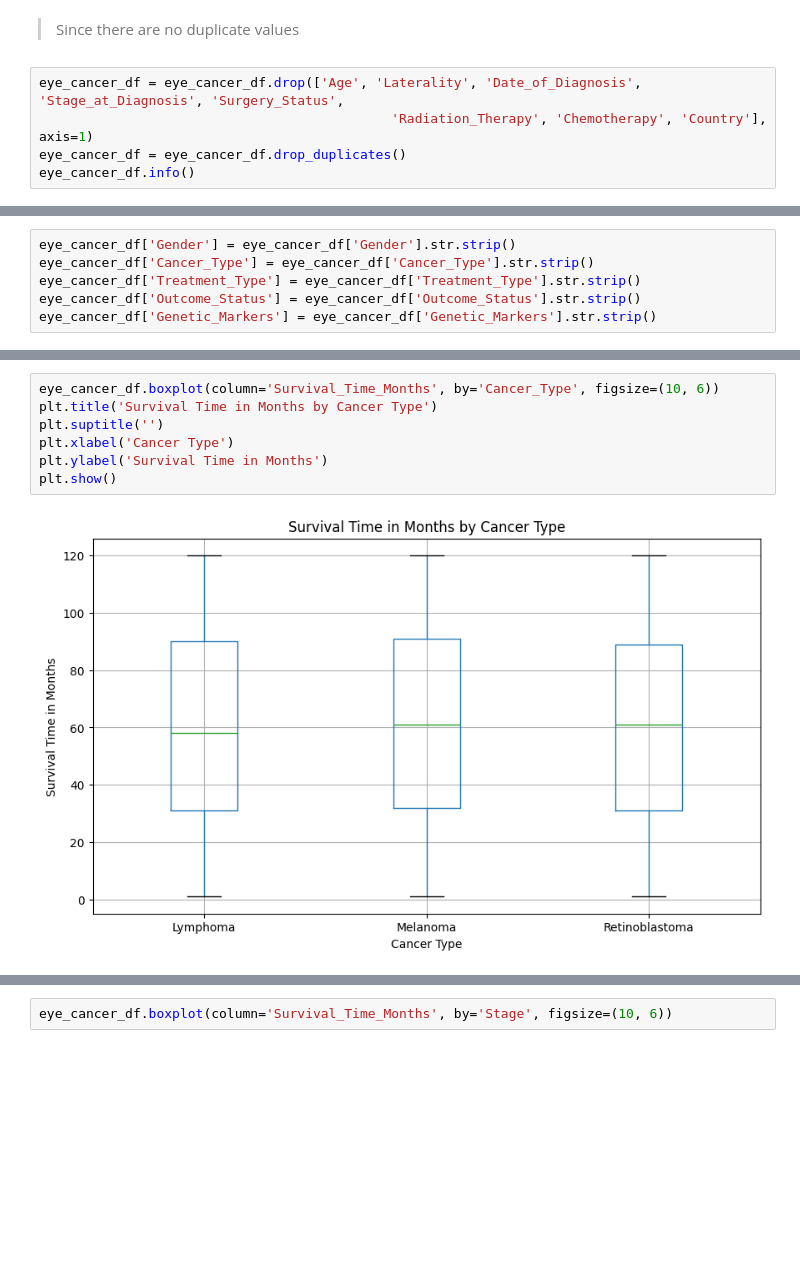
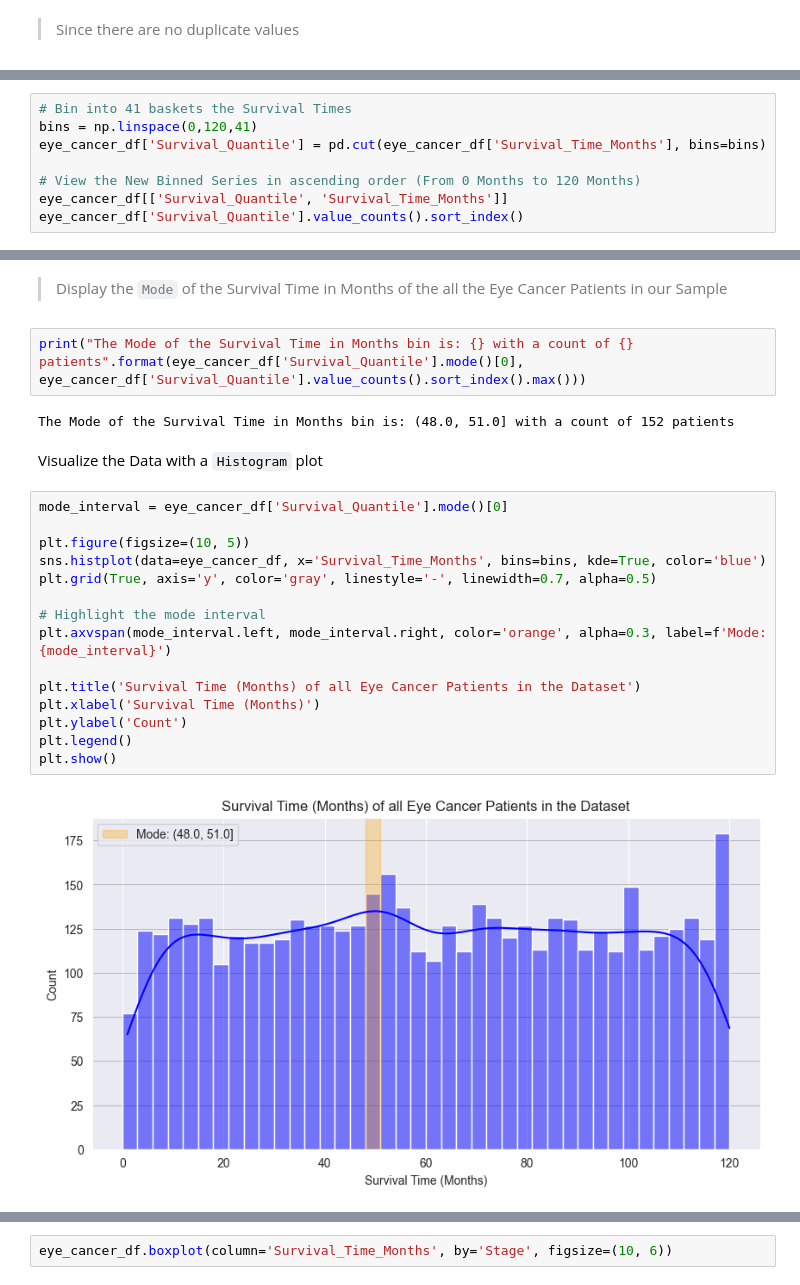
Before and after one commit to Kamote35/CSMODEL-S20-pandas-Salle-, a Jupyter notebook: [CSMODEL]Pandas_Salle_WithExplanations(Visualizations).ipynb, the cells around one changed output, grey strips where cells are left out. Saved outputs shown, nothing was run; the diff lists cells and outputs as text; blank space fills up the shorter version.

Commit message:
Updated EDA1 with Histogram and KDE plot

```diff
--- a/[CSMODEL]Pandas_Salle_WithExplanations(Visualizations).ipynb
+++ b/[CSMODEL]Pandas_Salle_WithExplanations(Visualizations).ipynb
@@ -129,8 +129,3 @@ Unique values in Country: ['UK' 'Japan' 'Canada' 'USA' 'Australia' 'Germany' 'So
  'France' 'India']
 # %% [markdown]
 > Since there are no duplicate values
-# %%
-eye_cancer_df = eye_cancer_df.drop(['Age', 'Laterality', 'Date_of_Diagnosis', 'Stage_at_Diagnosis', 'Surgery_Status',
-                                             'Radiation_Therapy', 'Chemotherapy', 'Country'], axis=1)
-eye_cancer_df = eye_cancer_df.drop_duplicates()
-eye_cancer_df.info()
@@ -153,6 +131,0 @@ memory usage: 278.4+ KB
-# %%
-eye_cancer_df['Gender'] = eye_cancer_df['Gender'].str.strip()
-eye_cancer_df['Cancer_Type'] = eye_cancer_df['Cancer_Type'].str.strip()
-eye_cancer_df['Treatment_Type'] = eye_cancer_df['Treatment_Type'].str.strip()
-eye_cancer_df['Outcome_Status'] = eye_cancer_df['Outcome_Status'].str.strip()
-eye_cancer_df['Genetic_Markers'] = eye_cancer_df['Genetic_Markers'].str.strip()
@@ -190,0 +137,8 @@ To visualize if survival time varies with the cancer type, let's use the box plo
+# %%
+# Bin into 41 baskets the Survival Times
+bins = np.linspace(0,120,41)
+eye_cancer_df['Survival_Quantile'] = pd.cut(eye_cancer_df['Survival_Time_Months'], bins=bins)
+
+# View the New Binned Series in ascending order (From 0 Months to 120 Months)
+eye_cancer_df[['Survival_Quantile', 'Survival_Time_Months']]
+eye_cancer_df['Survival_Quantile'].value_counts().sort_index()
@@ -191,9 +163,25 @@ To visualize if survival time varies with the cancer type, let's use the box plo
+# %% [markdown]
+> Display the `Mode` of the Survival Time in Months of the all the Eye Cancer Patients in our Sample
+# %%
+print("The Mode of the Survival Time in Months bin is: {} with a count of {} patients".format(eye_cancer_df['Survival_Quantile'].mode()[0], eye_cancer_df['Survival_Quantile'].value_counts().sort_index().max()))
+# %% [output]
+The Mode of the Survival Time in Months bin is: (48.0, 51.0] with a count of 152 patients
+# %% [markdown]
+Visualize the Data with a `Histogram` plot
 # %%
-eye_cancer_df.boxplot(column='Survival_Time_Months', by='Cancer_Type', figsize=(10, 6))
-plt.title('Survival Time in Months by Cancer Type')
-plt.suptitle('')
-plt.xlabel('Cancer Type')
-plt.ylabel('Survival Time in Months')
+mode_interval = eye_cancer_df['Survival_Quantile'].mode()[0]
+
+plt.figure(figsize=(10, 5))
+sns.histplot(data=eye_cancer_df, x='Survival_Time_Months', bins=bins, kde=True, color='blue')
+plt.grid(True, axis='y', color='gray', linestyle='-', linewidth=0.7, alpha=0.5)
+
+# Highlight the mode interval
+plt.axvspan(mode_interval.left, mode_interval.right, color='orange', alpha=0.3, label=f'Mode: {mode_interval}')
+
+plt.title('Survival Time (Months) of all Eye Cancer Patients in the Dataset')
+plt.xlabel('Survival Time (Months)')
+plt.ylabel('Count')
+plt.legend()
 plt.show()
 # %% [output]
-[figure, old version]
+[figure, new version]
```
Also changed, not shown: parts of 13 cells of this notebook.
